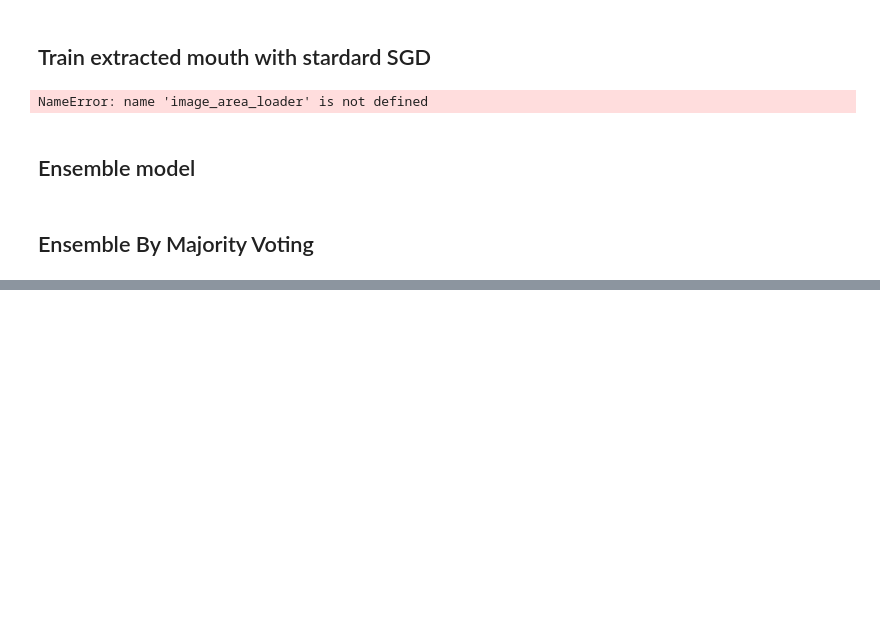
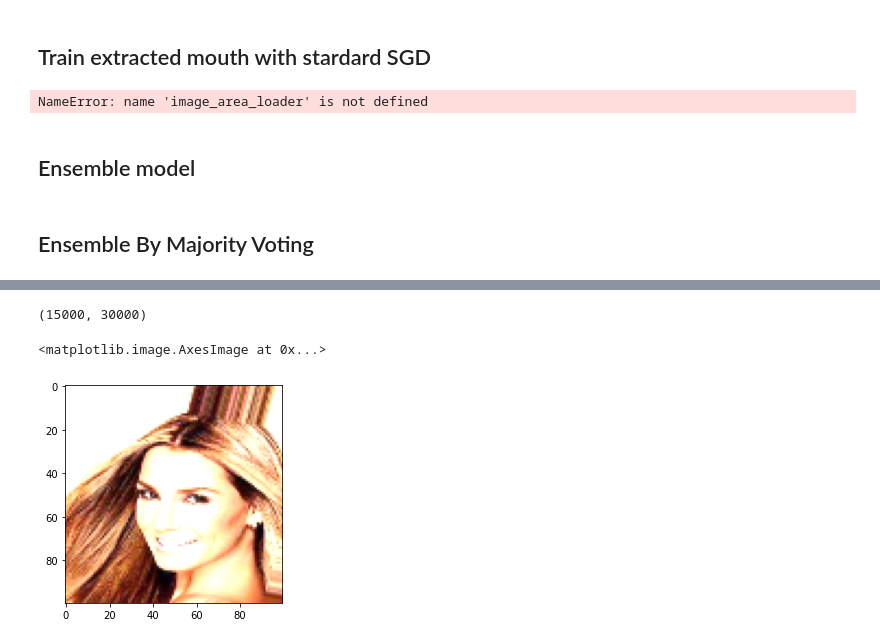
Before and after one commit to simonCodeZzz/DSA4212_Assignment1, a Jupyter notebook: assignment_1_celeba_Model.ipynb, the cells around one changed output, grey strips where cells are left out. Saved outputs shown, nothing was run; the diff lists cells and outputs as text; code cells hidden in the pictures; blank space fills up the shorter version.

Commit message:
add function for adjusting contrast

```diff
--- a/assignment_1_celeba_Model.ipynb
+++ b/assignment_1_celeba_Model.ipynb
@@ -67,11 +67,12 @@ path_csv  = "D:\\Academics\\DSA\\4212\\datasets" # Local Path (Change Here)
 attribute = pd.read_csv(os.path.join(path_csv, "celeba.csv"))
 # %%
 #let us list all the files in the image directory
-path = "D:\\Academics\\DSA\\4212\\datasets\\img_celeba_small" # Local Path (Change Here)
+path = "../../dataset/img_celeba_small" # Local Path (Change Here)
 # path = "/content/img_celeba_small" # Google Drive
 all_img = [f for f in os.listdir(path)
                  if os.path.isfile(os.path.join(path, f))
-                 and f.endswith(".jpg")]
+                 and f.endswith(".jpg")
+                 and f[0]!='.']
 
 # sort the images by alphabetical order
 # !!!! VERY IMPORTANT in order to be consistent with the labels contained in celeba.csv !!!!
@@ -97,7 +98,7 @@ Number of images: 20000
 #     im = onp.mean(im, axis=2) # average the last channel
 #     img_array[k,:,:] = im
 
-def image_loader(indices, res, grey=False, verbose = 0):
+def image_loader(indices, res, grey=False,contrast = None, verbose = 0):
     """
     Load Images
 
@@ -105,6 +106,7 @@ def image_loader(indices, res, grey=False, verbose = 0):
     indices: indices of the image to be loaded
     res: resolution of the image, an iterable of size 2
     grey: boolean to decide whether loaded images are grey scaled. Default is False (color images)
+    constrast: iterable of size 2: (alpha, beta), for very pixel f(i,j) -> alpha * f(i,j) + beta  . Default is None
     verbose: Print time elapsed for every 1000 loaded images if verbose == 1, default 0
     """
     start = time.time()
@@ -115,6 +117,10 @@ def image_loader(indices, res, grey=False, verbose = 0):
             im = imageio.imread(os.path.join(path, all_img[k])).astype(float)
             im = resize(im, (res[0],res[1]) )
             im = onp.mean(im, axis=2) # average the last channel
+            if contrast != None:
+                alpha = contrast[0]
+                beta = contrast[1]
+                im = cv2.convertScaleAbs(im, alpha= alpha, beta = beta)
             img_array[i,:,:] = im
             i += 1
             if verbose == 1 & i % 1000 == 0:
@@ -128,6 +134,10 @@ def image_loader(indices, res, grey=False, verbose = 0):
         for k in indices:
             im = imageio.imread(os.path.join(path, all_img[k])).astype(float)
             im = resize(im, (res[0],res[1]) )
+            if contrast != None:
+                alpha = contrast[0]
+                beta = contrast[1]
+                im = cv2.convertScaleAbs(im, alpha= alpha, beta = beta)
             img_array[i,:,:,:] = im
             i += 1
             if verbose == 1 & i % 1000 == 0:
@@ -138,7 +148,7 @@ def image_loader(indices, res, grey=False, verbose = 0):
 
     return img_array
 
-def image_loader_fname(fnames, res, grey=False, crop = False):
+def image_loader_fname(fnames, res, grey=False,contrast = None, crop = False):
     """
     Load Images by File Names
 
@@ -146,6 +156,7 @@ def image_loader_fname(fnames, res, grey=False, crop = False):
     fnames: file names of the image to be loaded (a list)
     res: resolution of the image, an iterable of size 2
     grey: boolean to decide whether loaded images are grey scaled. Default is False (color images)
+    constrast: iterable of size 2: (alpha, beta), for very pixel f(i,j) -> alpha * f(i,j) + beta  . Default is None
     verbose: Print time elapsed for every 1000 loaded images if verbose == 1, default 0
     """
     start = time.time()
@@ -156,6 +167,10 @@ def image_loader_fname(fnames, res, grey=False, crop = False):
             im = imageio.imread(os.path.join(path, name)).astype(float)
             im = resize(im, (res[0],res[1]) )
             im = onp.mean(im, axis=2) # average the last channel
+            if contrast != None:
+                alpha = contrast[0]
+                beta = contrast[1]
+                im = cv2.convertScaleAbs(im, alpha= alpha, beta = beta)
             img_array[i,:,:] = im
             i += 1
             if i % 1000 == 0:
@@ -169,6 +184,10 @@ def image_loader_fname(fnames, res, grey=False, crop = False):
         for name in fnames:
             im = imageio.imread(os.path.join(path, name)).astype(float)
             im = resize(im, (res[0],res[1]) )
+            if contrast != None:
+                alpha = contrast[0]
+                beta = contrast[1]
+                im = cv2.convertScaleAbs(im, alpha= alpha, beta = beta)
             img_array[i,:,:,:] = im
             i += 1
             if i % 1000 == 0:
@@ -1202,0 +1233,7 @@ get_accuracy(ensemble_voting(ensemble_train), train_label)
+# %%
+pixels = 100
+res = [pixels, pixels]
+grey = False
+
+train_img_arr = image_loader_fname(train_img, res,contrast = (1.5, 0) )
+test_img_arr = image_loader_fname(test_img, res, contrast = (1.5, 0))
@@ -1202,0 +1261,11 @@ get_accuracy(ensemble_voting(ensemble_train), train_label)
+# %%
+train_img_arr.shape
+# %% [output]
+(15000, 30000)
+# %%
+check = train_img_arr.reshape(15000, 100,100,3)
+# %%
+plt.imshow(check[0]/255.) # Yes! The constrast is changed!
+# %% [output]
+<matplotlib.image.AxesImage at 0x...>
+[figure, added]
```
Also changed, not shown: parts of 6 cells of this notebook.
